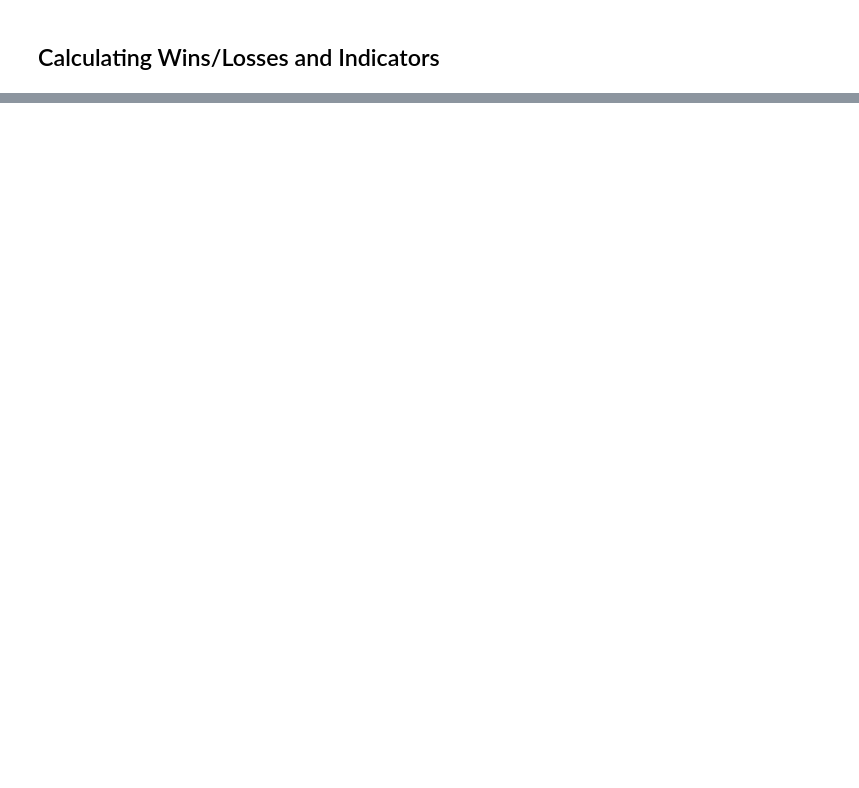
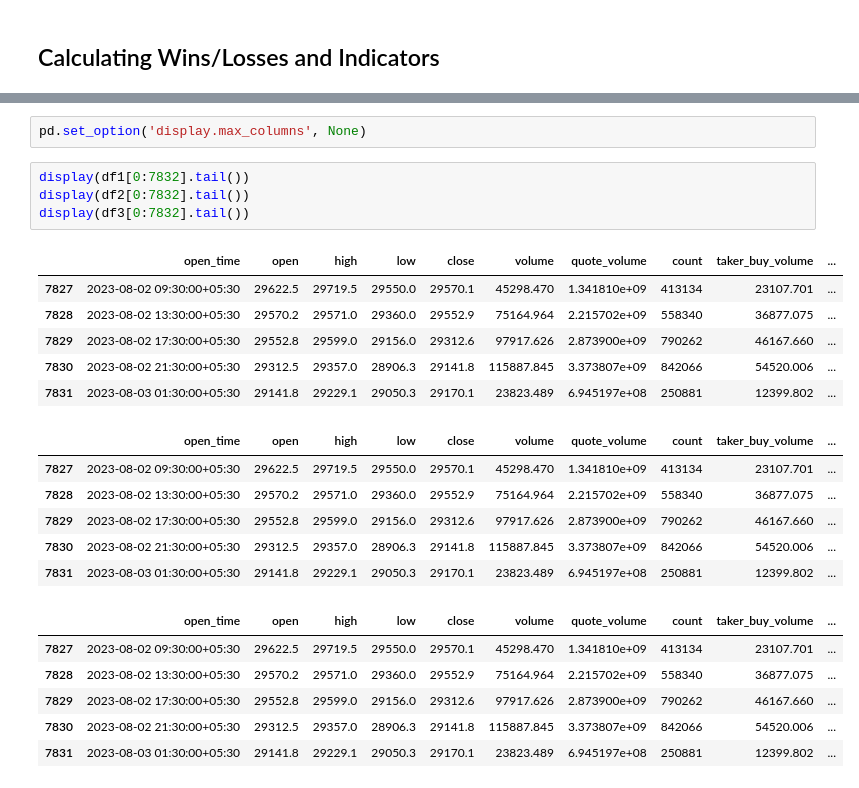
Before and after one commit to vijaykishore1/Binance-Data-Downloader, a Jupyter notebook: main notebooks for shrinath anna/Data Creation Proper 27-1.ipynb, the cells around one changed output, grey strips where cells are left out. Saved outputs shown, nothing was run; the diff lists cells and outputs as text; blank space fills up the shorter version.

```diff
--- a/main notebooks for shrinath anna/Data Creation Proper 27-1.ipynb
+++ b/main notebooks for shrinath anna/Data Creation Proper 27-1.ipynb
@@ -400,0 +1253,25 @@ dtype: object
+# %%
+pd.set_option('display.max_columns', None)
+# %%
+display(df1[0:7832].tail())
+display(df2[0:7832].tail())
+display(df3[0:7832].tail())
+# %% [output]
+|  | open_time | open | high | low | close | volume | quote_volume | count | taker_buy_volume | ... |
+| 7827 | 2023-08-02 09:30:00+05:30 | 29622.5 | 29719.5 | 29550.0 | 29570.1 | 45298.470 | 1.341810e+09 | 413134 | 23107.701 | ... |
+| 7828 | 2023-08-02 13:30:00+05:30 | 29570.2 | 29571.0 | 29360.0 | 29552.9 | 75164.964 | 2.215702e+09 | 558340 | 36877.075 | ... |
+| 7829 | 2023-08-02 17:30:00+05:30 | 29552.8 | 29599.0 | 29156.0 | 29312.6 | 97917.626 | 2.873900e+09 | 790262 | 46167.660 | ... |
+| 7830 | 2023-08-02 21:30:00+05:30 | 29312.5 | 29357.0 | 28906.3 | 29141.8 | 115887.845 | 3.373807e+09 | 842066 | 54520.006 | ... |
+| 7831 | 2023-08-03 01:30:00+05:30 | 29141.8 | 29229.1 | 29050.3 | 29170.1 | 23823.489 | 6.945197e+08 | 250881 | 12399.802 | ... |
+|  | open_time | open | high | low | close | volume | quote_volume | count | taker_buy_volume | ... |
+| 7827 | 2023-08-02 09:30:00+05:30 | 29622.5 | 29719.5 | 29550.0 | 29570.1 | 45298.470 | 1.341810e+09 | 413134 | 23107.701 | ... |
+| 7828 | 2023-08-02 13:30:00+05:30 | 29570.2 | 29571.0 | 29360.0 | 29552.9 | 75164.964 | 2.215702e+09 | 558340 | 36877.075 | ... |
+| 7829 | 2023-08-02 17:30:00+05:30 | 29552.8 | 29599.0 | 29156.0 | 29312.6 | 97917.626 | 2.873900e+09 | 790262 | 46167.660 | ... |
+| 7830 | 2023-08-02 21:30:00+05:30 | 29312.5 | 29357.0 | 28906.3 | 29141.8 | 115887.845 | 3.373807e+09 | 842066 | 54520.006 | ... |
+| 7831 | 2023-08-03 01:30:00+05:30 | 29141.8 | 29229.1 | 29050.3 | 29170.1 | 23823.489 | 6.945197e+08 | 250881 | 12399.802 | ... |
+|  | open_time | open | high | low | close | volume | quote_volume | count | taker_buy_volume | ... |
+| 7827 | 2023-08-02 09:30:00+05:30 | 29622.5 | 29719.5 | 29550.0 | 29570.1 | 45298.470 | 1.341810e+09 | 413134 | 23107.701 | ... |
+| 7828 | 2023-08-02 13:30:00+05:30 | 29570.2 | 29571.0 | 29360.0 | 29552.9 | 75164.964 | 2.215702e+09 | 558340 | 36877.075 | ... |
+| 7829 | 2023-08-02 17:30:00+05:30 | 29552.8 | 29599.0 | 29156.0 | 29312.6 | 97917.626 | 2.873900e+09 | 790262 | 46167.660 | ... |
+| 7830 | 2023-08-02 21:30:00+05:30 | 29312.5 | 29357.0 | 28906.3 | 29141.8 | 115887.845 | 3.373807e+09 | 842066 | 54520.006 | ... |
+| 7831 | 2023-08-03 01:30:00+05:30 | 29141.8 | 29229.1 | 29050.3 | 29170.1 | 23823.489 | 6.945197e+08 | 250881 | 12399.802 | ... |
```
Also changed, not shown: parts of 18 cells of this notebook, 1 other file.
